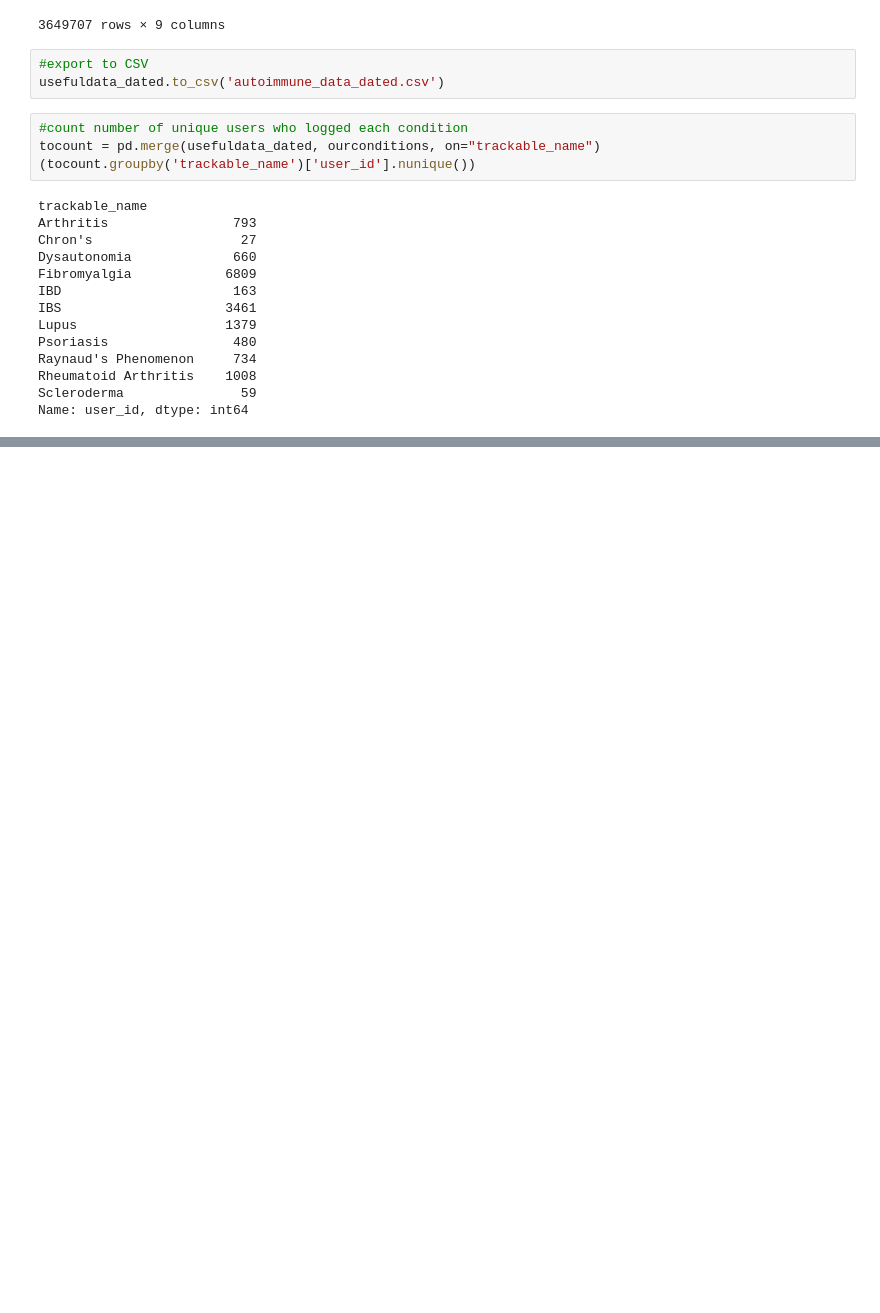
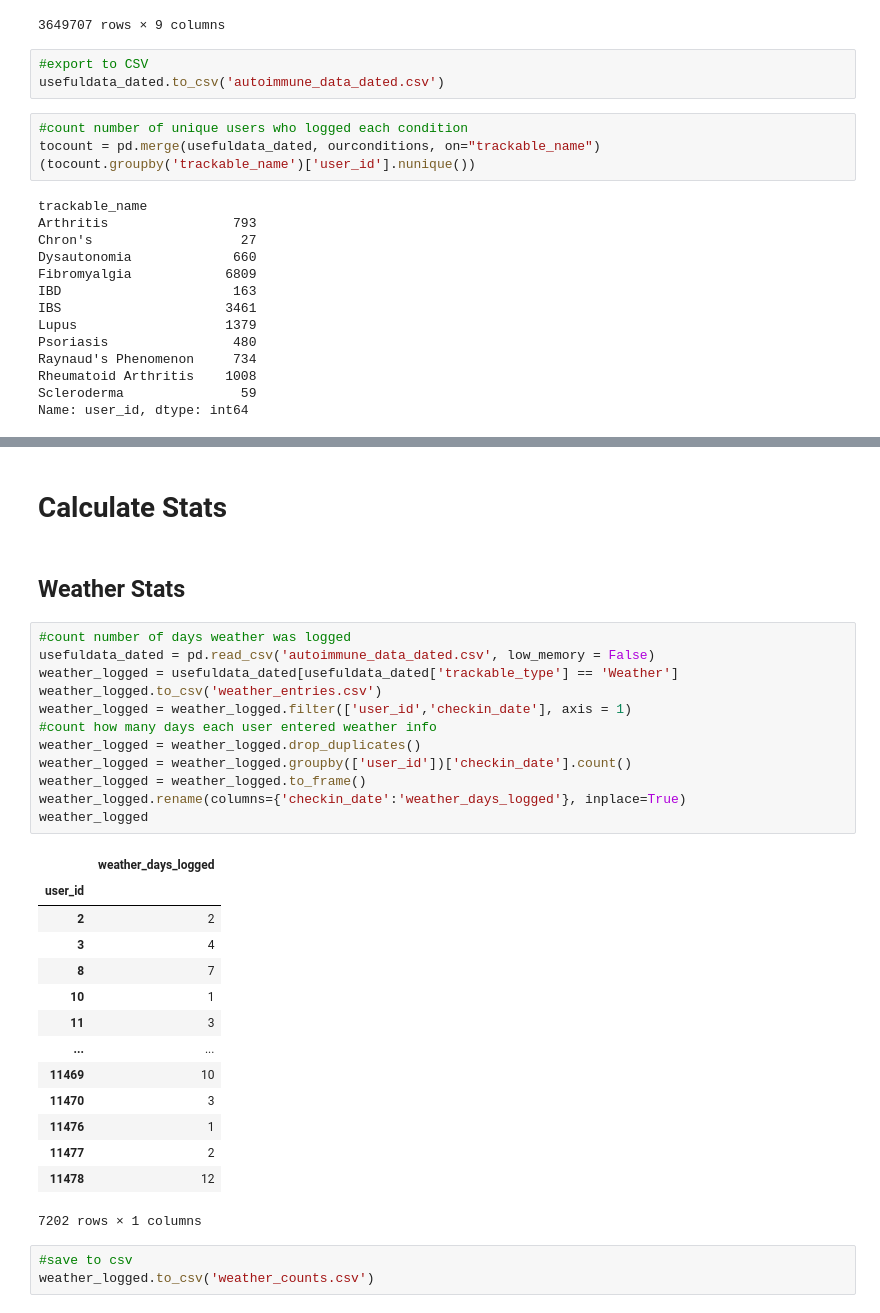
Before and after one commit to flare-up-predictor/flare_prediction, a Jupyter notebook: DataPreprocessing/CleanData.ipynb, the cells around one changed output, grey strips where cells are left out. Saved outputs shown, nothing was run; the diff lists cells and outputs as text; blank space fills up the shorter version.

```diff
--- a/DataPreprocessing/CleanData.ipynb
+++ b/DataPreprocessing/CleanData.ipynb
@@ -219,0 +322,34 @@ Name: user_id, dtype: int64
+# %% [markdown]
+# Calculate Stats
+# %% [markdown]
+## Weather Stats
+# %%
+#count number of days weather was logged
+usefuldata_dated = pd.read_csv('autoimmune_data_dated.csv', low_memory = False)
+weather_logged = usefuldata_dated[usefuldata_dated['trackable_type'] == 'Weather']
+weather_logged.to_csv('weather_entries.csv')
+weather_logged = weather_logged.filter(['user_id','checkin_date'], axis = 1)
+#count how many days each user entered weather info
+weather_logged = weather_logged.drop_duplicates()
+weather_logged = weather_logged.groupby(['user_id'])['checkin_date'].count()
+weather_logged = weather_logged.to_frame()
+weather_logged.rename(columns={'checkin_date':'weather_days_logged'}, inplace=True)
+weather_logged
+# %% [output]
+|  | weather_days_logged |
+| user_id |  |
+| 2 | 2 |
+| 3 | 4 |
+| 8 | 7 |
+| 10 | 1 |
+| 11 | 3 |
+| ... | ... |
+| 11469 | 10 |
+| 11470 | 3 |
+| 11476 | 1 |
+| 11477 | 2 |
+| 11478 | 12 |
+7202 rows × 1 columns
+# %%
+#save to csv
+weather_logged.to_csv('weather_counts.csv')
```
Also changed, not shown: parts of 31 cells of this notebook, 2 other files.
